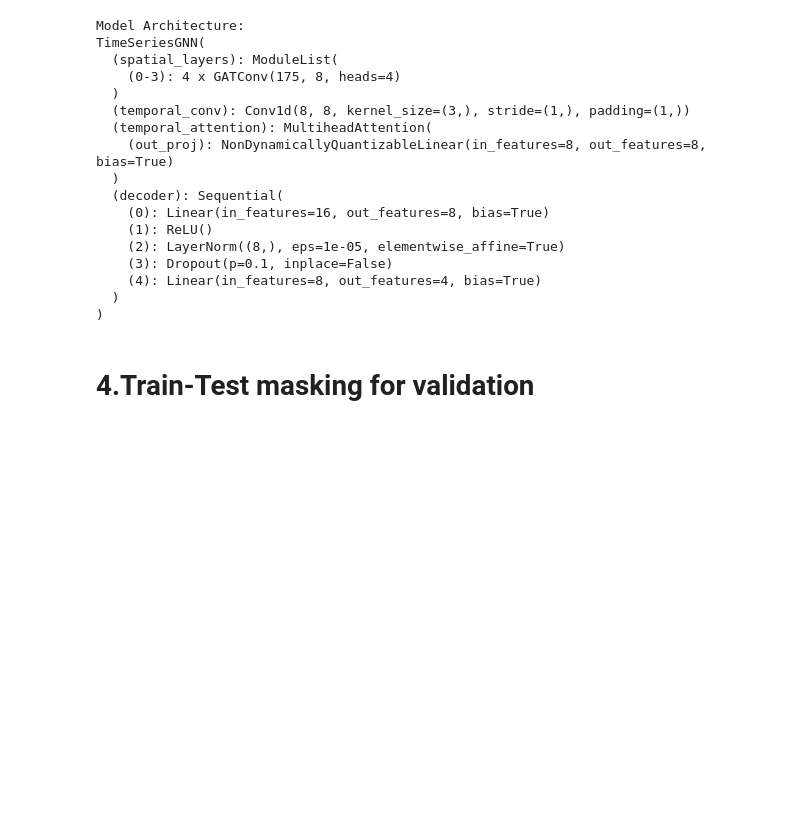
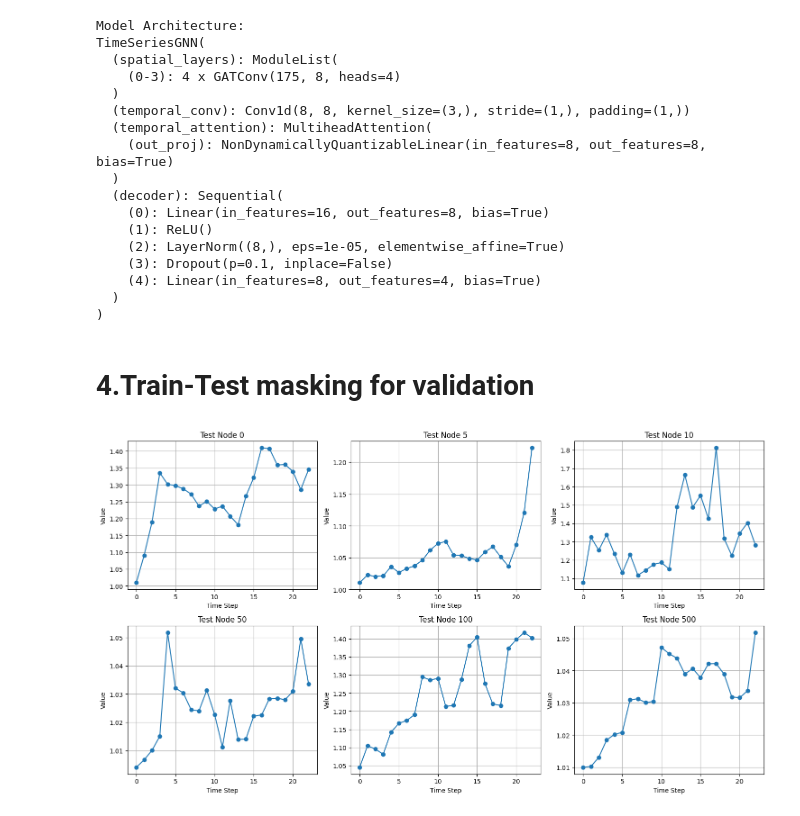
Before and after one commit to Bincowsky/Bonkis-Jake, a Jupyter notebook: notebooks/gnn.ipynb, the cells around one changed output. Cells and saved outputs as stored; diff of their text form; code cells hidden in the pictures; blank space fills up the shorter version.

```diff
--- a/notebooks/gnn.ipynb
+++ b/notebooks/gnn.ipynb
@@ -372,20 +383,53 @@ TimeSeriesGNN(
 # 4.Train-Test masking for validation
 # %%
 node_list = list(G.nodes())
-test_clusters = [0, 5, 10, 50, 100, 500, 1000, 5000, 10000, 47]
+test_nodes = [0, 5, 10, 50, 100, 500]
 
 # Create boolean masks for training and testing nodes
-test_mask = torch.tensor([cnl in test_clusters for cnl in node_list], dtype=torch.bool)
+test_mask = torch.tensor([cnl in test_nodes for cnl in node_list], dtype=torch.bool)
 train_mask = ~test_mask
 data.train_mask = train_mask.to(device)
 data.test_mask = test_mask.to(device)
 
+# Store original targets before zeroing out test values
+y_all = data.y.clone()  # Clone first
+y_all = y_all.to(device)
 
-# Copy the original target values
-y_all = data.y.clone()
-
-data.y = y_all.to(device)
-
-# Zero out the targets for test nodes in the data object
+# Modify data.y for training
+data.y = y_all.clone()  # Clone again to prevent modifying y_all
 data.y[test_mask] = 0.0
+# %%
+def plot_test_targets(test_ts_data, num_plots=9):
+    """
+    Plots the target values for the test nodes.
+
+    Parameters:
+    - test_ts_data: Dictionary of test node IDs and their ts_data
+    - num_plots: Number of trajectories to plot (default is 9)
+    """
+    num_plots = min(num_plots, len(test_ts_data))
+
+    # Determine the grid size for subplots (e.g., 3x3 for 9 plots)
+    grid_size = int(np.ceil(np.sqrt(num_plots)))
+
+    plt.figure(figsize=(5 * grid_size, 4 * grid_size))
+
+    for i, (node, ts_data) in enumerate(test_ts_data.items()):
+        if i >= num_plots:
+            break
+        plt.subplot(grid_size, grid_size, i + 1)
+        plt.plot(ts_data, marker='o', label='True Target')
+        plt.title(f'Test Node {node}')
+        plt.xlabel('Time Step')
+        plt.ylabel('Value')
+        plt.grid(True)
+
+    plt.tight_layout()
+    plt.show()
+
+# Example Usage:
+test_ts_data = {node: G.nodes[node]['ts_data'] for node in test_nodes}
+plot_test_targets(test_ts_data, num_plots=6)
+# %% [output]
+[figure, added]
 # %%
```
Also changed, not shown: parts of 7 cells of this notebook.
